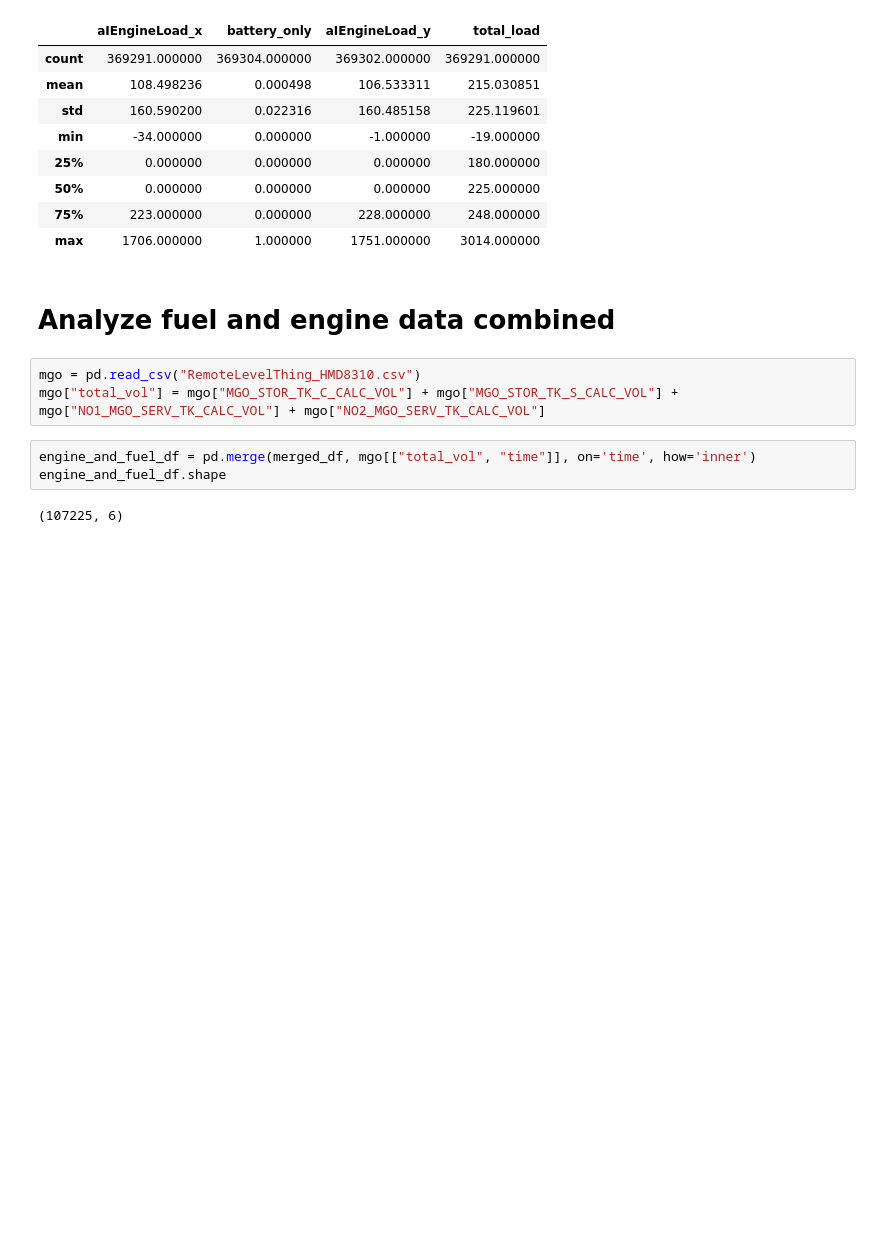
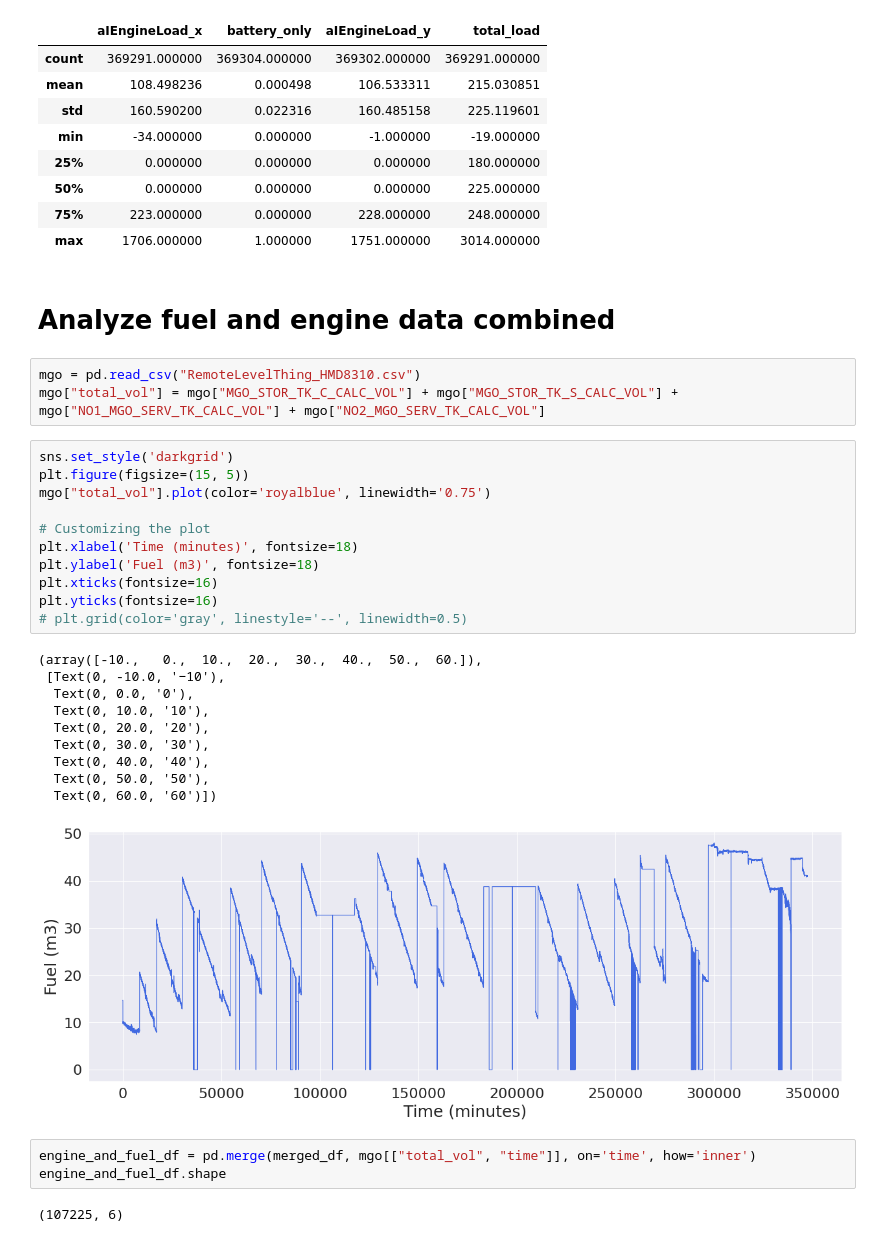
Before and after one commit to danjhk/battery_AD, a Jupyter notebook: eda_UIPA.ipynb, the cells around one changed output. Cells and saved outputs as stored; diff of their text form; blank space fills up the shorter version.

```diff
--- a/eda_UIPA.ipynb
+++ b/eda_UIPA.ipynb
@@ -159,6 +159,28 @@ merged_df.describe()
 # %%
 mgo = pd.read_csv("RemoteLevelThing_HMD8310.csv")
 mgo["total_vol"] = mgo["MGO_STOR_TK_C_CALC_VOL"] + mgo["MGO_STOR_TK_S_CALC_VOL"] + mgo["NO1_MGO_SERV_TK_CALC_VOL"] + mgo["NO2_MGO_SERV_TK_CALC_VOL"]
+# %%
+sns.set_style('darkgrid')
+plt.figure(figsize=(15, 5))
+mgo["total_vol"].plot(color='royalblue', linewidth='0.75')
+
+# Customizing the plot
+plt.xlabel('Time (minutes)', fontsize=18)
+plt.ylabel('Fuel (m3)', fontsize=18)
+plt.xticks(fontsize=16)
+plt.yticks(fontsize=16)
+# plt.grid(color='gray', linestyle='--', linewidth=0.5)
+# %% [output]
+(array([-10.,   0.,  10.,  20.,  30.,  40.,  50.,  60.]),
+ [Text(0, -10.0, '−10'),
+  Text(0, 0.0, '0'),
+  Text(0, 10.0, '10'),
+  Text(0, 20.0, '20'),
+  Text(0, 30.0, '30'),
+  Text(0, 40.0, '40'),
+  Text(0, 50.0, '50'),
+  Text(0, 60.0, '60')])
+[figure, added]
 # %%
 engine_and_fuel_df = pd.merge(merged_df, mgo[["total_vol", "time"]], on='time', how='inner')
 engine_and_fuel_df.shape
```
Also changed, not shown: parts of 3 cells of this notebook, 1 other file.
